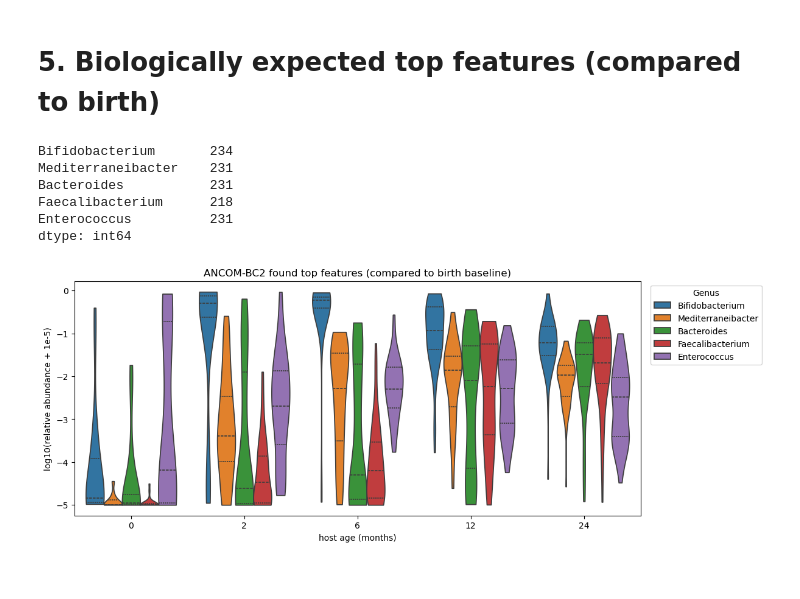
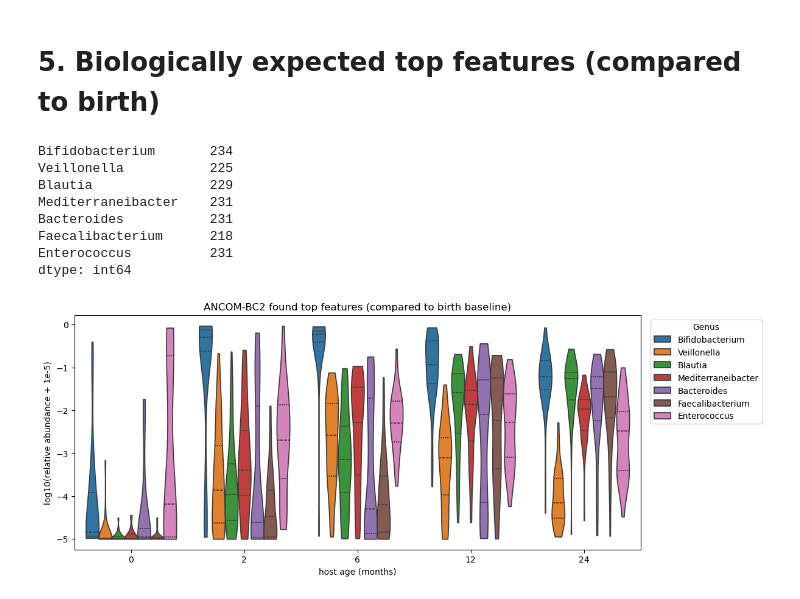
Before and after one commit to tpayer-eng/MicroOdyssey_clean, a Jupyter notebook: scripts/05_ML/featureimportance.ipynb, the cells around one changed output. Drawn from its saved outputs; the diff is of its cells as text; code cells hidden in the pictures.

Commit message:
Changed Ancom-bc2 and violin plot

```diff
--- a/scripts/05_ML/featureimportance.ipynb
+++ b/scripts/05_ML/featureimportance.ipynb
@@ -195,35 +184,37 @@ plt.show()
 # %% [markdown]
 # 5. Biologically expected top features (compared to birth)
 # %%
-genera = ["Bifidobacterium", "Mediterraneibacter", "Bacteroides", "Faecalibacterium", "Enterococcus"]
+genera = ["Bifidobacterium", "Veillonella", "Blautia", "Mediterraneibacter", "Bacteroides", "Faecalibacterium", "Enterococcus"]
 
 # sum all features whose taxonomy contains the genus (g__ prefix avoids partial matches)
 rel = ft.div(ft.sum(axis=1), axis=0)
 genus_abund = pd.DataFrame({
     g: rel.loc[:, rel.columns.isin(tax.index[tax["Taxon"].str.contains(rf"g__{g}\b", na=False)])].sum(axis=1)
     for g in genera
 })
 print((genus_abund > 0).sum())   # sanity check: samples with the genus present (all columns should be > 0)
 
 long = (genus_abund
         .assign(timepoint=y.astype(int).values)
         .melt(id_vars="timepoint", var_name="genus", value_name="rel_abundance"))
 long["log_abund"] = np.log10(long["rel_abundance"] + 1e-5)
 
 fig, ax = plt.subplots(figsize=(12, 5))
 sns.violinplot(data=long, x="timepoint", y="log_abund", hue="genus",
                order=[0, 2, 6, 12, 24], cut=0, inner="quartile",
                density_norm="width", ax=ax)
 ax.set(xlabel="host age (months)", ylabel="log10(relative abundance + 1e-5)")
 ax.legend(title="Genus", bbox_to_anchor=(1.01, 1), loc="upper left")
 plt.title("ANCOM-BC2 found top features (compared to birth baseline)")
 plt.savefig(f"{output_dir}/ANCOM-BC2_top_features.png", dpi=300, bbox_inches="tight")
 plt.show()
 # %% [output]
 Bifidobacterium       234
+Veillonella           225
+Blautia               229
 Mediterraneibacter    231
 Bacteroides           231
 Faecalibacterium      218
 Enterococcus          231
 dtype: int64
-[figure, old version]
+[figure, new version]
```
Also changed, not shown: parts of 4 cells of this notebook, 4 other files.
